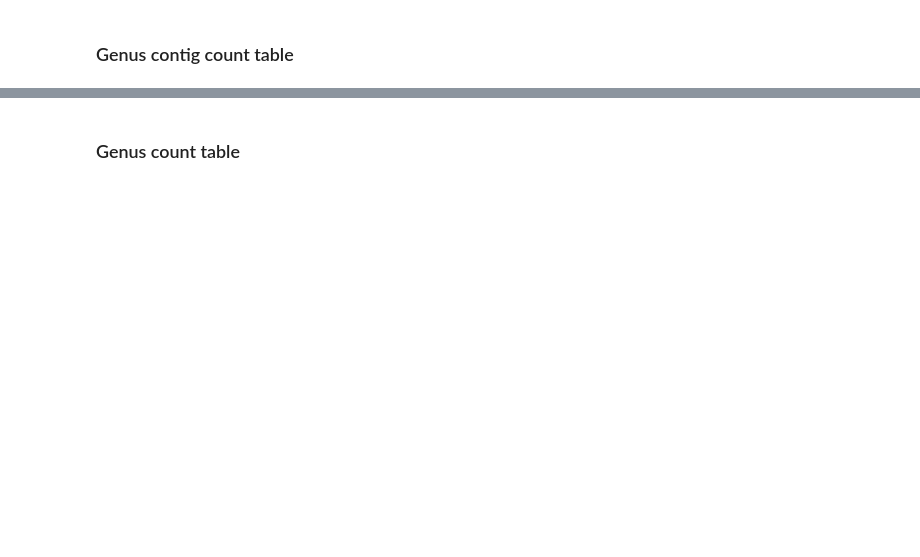
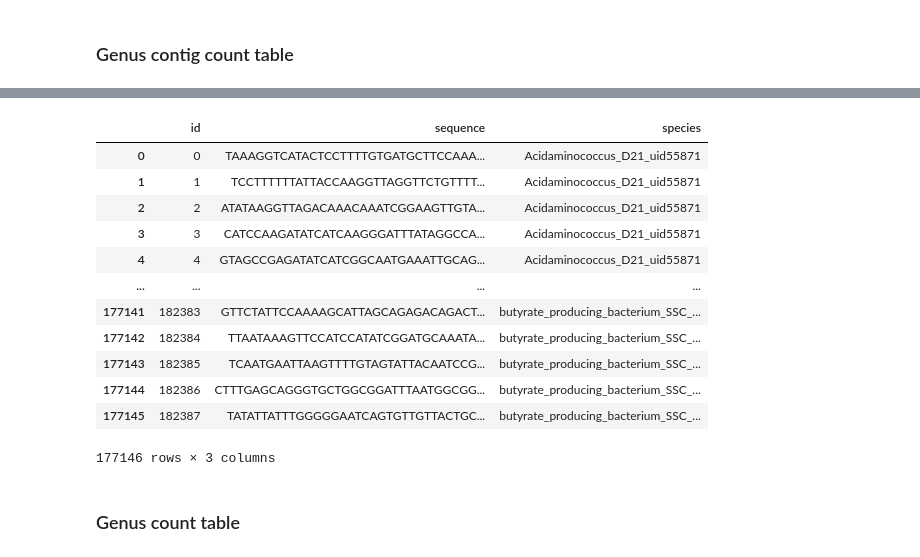
Before and after one commit to eisuke119/Research-Project, a Jupyter notebook: figures_tables_anders.ipynb, the cells around one changed output, grey strips where cells are left out. Cells and saved outputs as stored; diff of their text form; code cells hidden in the pictures; blank space fills up the shorter version.

```diff
--- a/figures_tables_anders.ipynb
+++ b/figures_tables_anders.ipynb
@@ -26 +64,17 @@ def convert_to_latex(input_data):
+# %%
+species_labelled_contigs
+# %% [output]
+|  | id | sequence | species |
+| 0 | 0 | TAAAGGTCATACTCCTTTTGTGATGCTTCCAAA... | Acidaminococcus_D21_uid55871 |
+| 1 | 1 | TCCTTTTTTATTACCAAGGTTAGGTTCTGTTTT... | Acidaminococcus_D21_uid55871 |
+| 2 | 2 | ATATAAGGTTAGACAAACAAATCGGAAGTTGTA... | Acidaminococcus_D21_uid55871 |
+| 3 | 3 | CATCCAAGATATCATCAAGGGATTTATAGGCCA... | Acidaminococcus_D21_uid55871 |
+| 4 | 4 | GTAGCCGAGATATCATCGGCAATGAAATTGCAG... | Acidaminococcus_D21_uid55871 |
+| ... | ... | ... | ... |
+| 177141 | 182383 | GTTCTATTCCAAAAGCATTAGCAGAGACAGACT... | butyrate_producing_bacterium_SSC_... |
+| 177142 | 182384 | TTAATAAAGTTCCATCCATATCGGATGCAAATA... | butyrate_producing_bacterium_SSC_... |
+| 177143 | 182385 | TCAATGAATTAAGTTTTGTAGTATTACAATCCG... | butyrate_producing_bacterium_SSC_... |
+| 177144 | 182386 | CTTTGAGCAGGGTGCTGGCGGATTTAATGGCGG... | butyrate_producing_bacterium_SSC_... |
+| 177145 | 182387 | TATATTATTTGGGGGAATCAGTGTTGTTACTGC... | butyrate_producing_bacterium_SSC_... |
+177146 rows × 3 columns
 # %%
```
Also changed, not shown: parts of 9 cells of this notebook, 6 other files.
